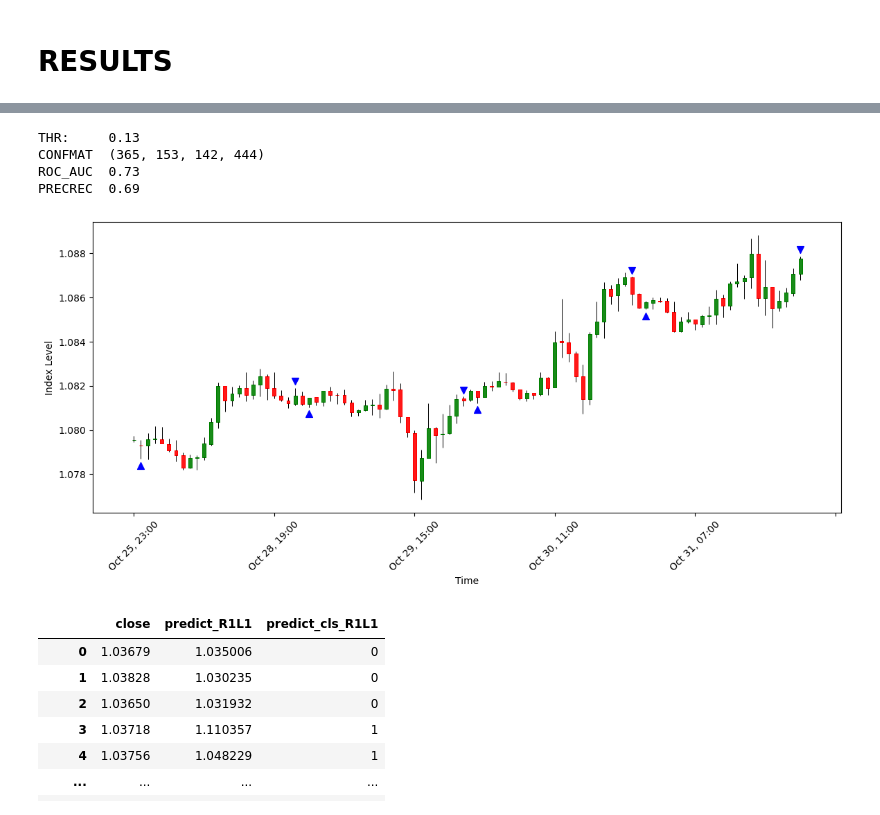
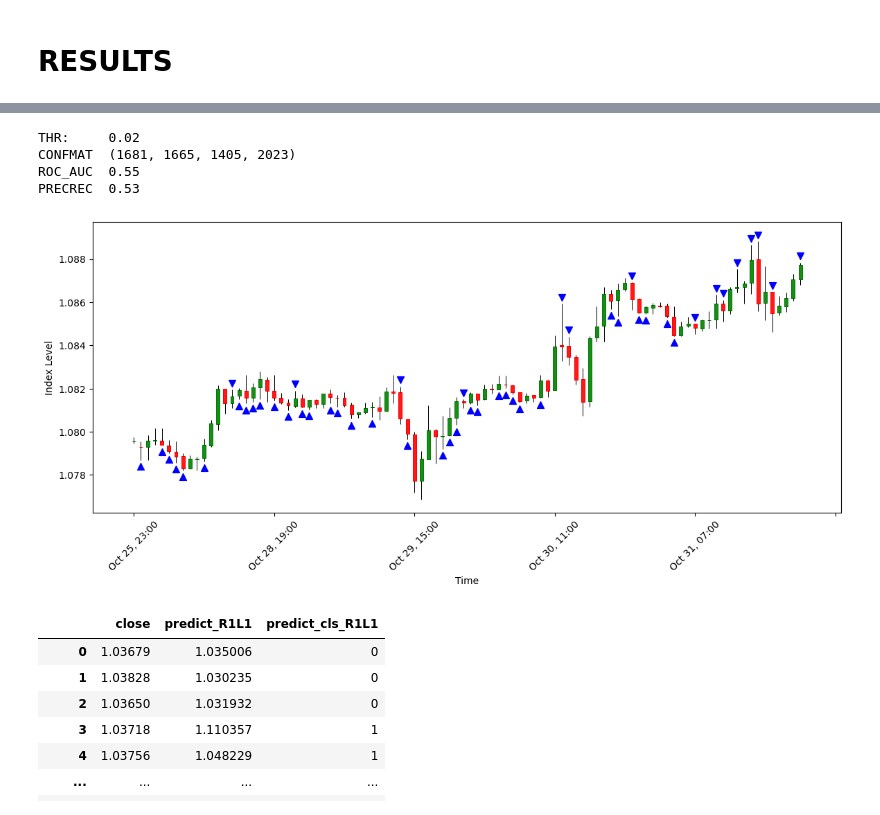
Before and after one commit to Priboy313/final-qualifying-work, a Jupyter notebook: main.ipynb, the cells around one changed output, grey strips where cells are left out. Drawn from its saved outputs; the diff is of its cells as text; code cells hidden in the pictures.

```diff
--- a/main.ipynb
+++ b/main.ipynb
@@ -753,41 +753,41 @@ warnings.simplefilter(action='ignore', category=pd.errors.SettingWithCopyWarning
 
 
 threshold = 0
-threshold = 0.13
+threshold = 0.02
 
 test['ind_up'] = ((test['pred_y_up'] - test['pred_y_down']) > threshold).astype(float)
 test.loc[test['ind_up'] != 1, 'ind_up'] = float("NaN")
 test.loc[test['ind_up'] == 1, 'ind_up'] = test['low'] - 0.0003
 
 test['ind_down'] = ((test['pred_y_down'] - test['pred_y_up']) > threshold).astype(float)
 test.loc[test['ind_down'] != 1, 'ind_down'] = float("NaN")
 test.loc[test['ind_down'] == 1, 'ind_down'] = test['high'] + 0.0003
 
 
 res = test[['y_true', 'ind_up', 'y_true_down', 'ind_down']]
 
 res.loc[res['ind_up'] > 0, 'ind_pred'] = 1
 res.loc[res['ind_down'] > 0, 'ind_pred'] = 0
 
 res = res[(res['ind_pred'] == 1) | (res['ind_pred'] == 0)]
 
 print(f'THR:\t {threshold}')
 pdf.metrics.metrics_class(res.loc[:,'y_true'], res.loc[:,'ind_pred'])
 
 
 PLOT_WINDOW_S = 24
 PLOT_WINDOW_X = 4
 
 data = test.tail(PLOT_WINDOW_S * PLOT_WINDOW_X)
 data.index = pd.to_datetime(data['date'] + " " + data['time'])
 
 get_graph(data)
 # %% [output]
-THR:     0.13
-CONFMAT  (365, 153, 142, 444)
-ROC_AUC  0.73
-PRECREC  0.69
+THR:     0.02
+CONFMAT  (1681, 1665, 1405, 2023)
+ROC_AUC  0.55
+PRECREC  0.53
-[figure, old version]
+[figure, new version]
 # %%
 test[['close', 'predict_R1L1', 'predict_cls_R1L1']]
 # %% [output]
```
Also changed, not shown: parts of 2 cells of this notebook, 4 other files.
